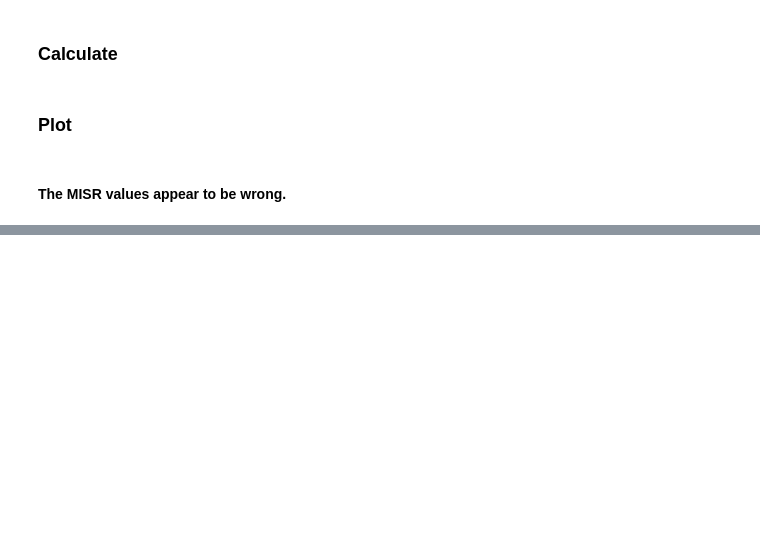
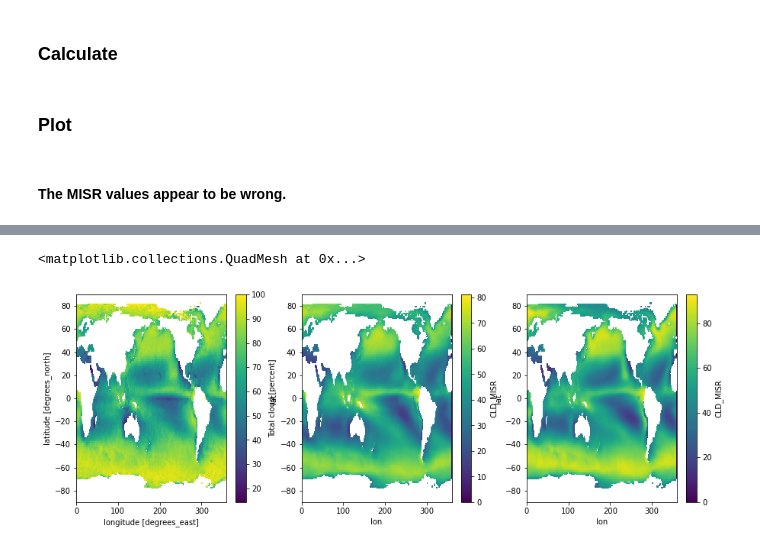
Before and after one commit to jshaw35/CESM2_analysis, a Jupyter notebook: CESM2_COSP/taylor_plots/taylor_panel2.ipynb, the cells around one changed output, grey strips where cells are left out. Saved outputs shown, nothing was run; the diff lists cells and outputs as text; code cells hidden in the pictures; blank space fills up the shorter version.

```diff
--- a/CESM2_COSP/taylor_plots/taylor_panel2.ipynb
+++ b/CESM2_COSP/taylor_plots/taylor_panel2.ipynb
@@ -395,0 +459,11 @@ mpl.rcParams['text.usetex'] = True
+# %%
+og_dir = '/glade/u/home/jonahshaw/w/kay2012_OGfiles'
+# os.listdir(og_dir)
+# %%
+og_cltmisr = xr.open_dataset('%s/MISR.CLDTOT_MISR.nc' % (og_dir))
+og_cltmisr_cam4 = xr.open_dataset('%s/CAM4.CLDTOT_MISR.nc' % (og_dir))
+og_cltmisr_cam5 = xr.open_dataset('%s/CAM5.CLDTOT_MISR.nc' % (og_dir))
+
+og_cltmisr = og_cltmisr.rename({'CLDTOT_MISR':'CLD_MISR'})
+og_cltmisr_cam4 = og_cltmisr_cam4.rename({'CLDTOT_MISR':'CLD_MISR'})
+og_cltmisr_cam5 = og_cltmisr_cam5.rename({'CLDTOT_MISR':'CLD_MISR'})
@@ -395,0 +472,4 @@ mpl.rcParams['text.usetex'] = True
+# %%
+og_cltmisr_cam4_interp,rgrdr = interp_like2D(og_cltmisr_cam4,target=og_cltmisr)
+
+og_cltmisr_cam5_interp,_ = interp_like2D(og_cltmisr_cam5,regridder=rgrdr)
@@ -395,0 +478,13 @@ mpl.rcParams['text.usetex'] = True
+# %%
+cltmisr_f = og_cltmisr.where(og_cltmisr['CLD_MISR'] > 0)
+cltmisr_fcam4 = og_cltmisr_cam4_interp.where(og_cltmisr['CLD_MISR'] > 0)
+cltmisr_fcam5 = og_cltmisr_cam5_interp.where(og_cltmisr['CLD_MISR'] > 0)
+# %%
+figt,axs = plt.subplots(1,3,figsize=(15,5))
+
+cltmisr_f['CLD_MISR'].plot(ax=axs[0])
+cltmisr_fcam4['CLD_MISR'].plot(ax=axs[1])
+cltmisr_fcam5['CLD_MISR'].plot(ax=axs[2])
+# %% [output]
+<matplotlib.collections.QuadMesh at 0x...>
+[figure, added]
```
Also changed, not shown: parts of 28 cells of this notebook, 19 other files.
